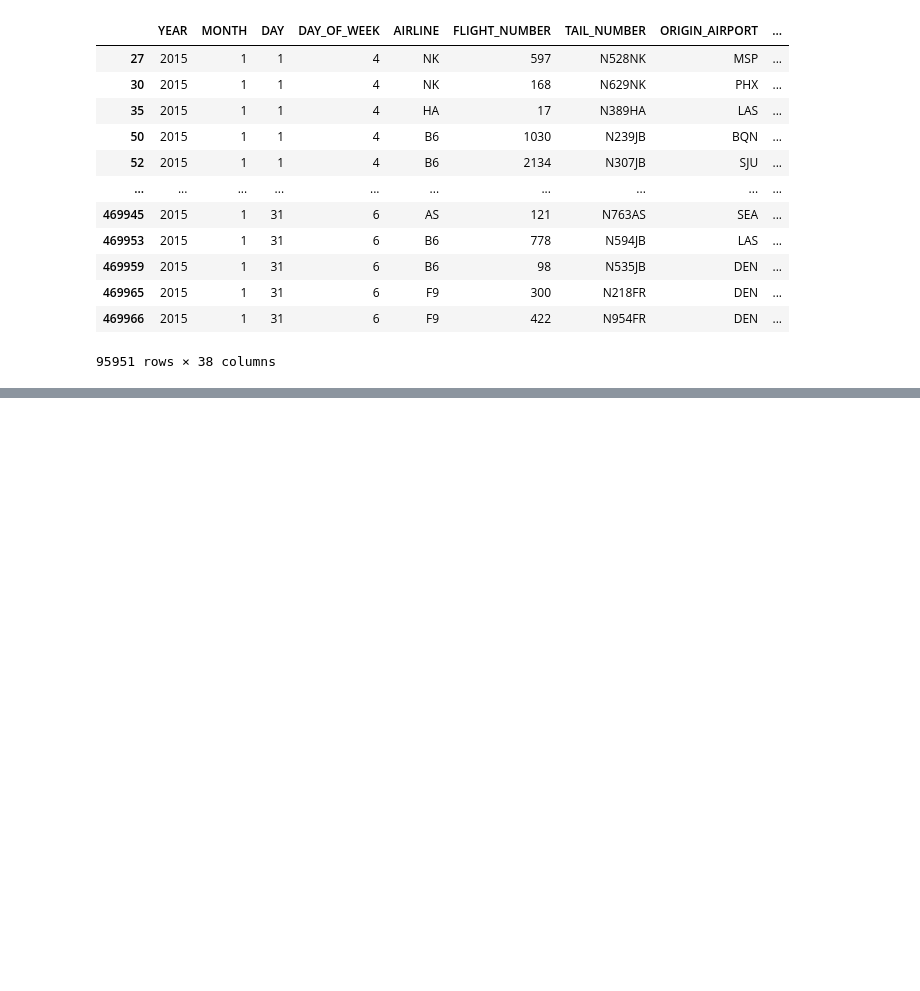
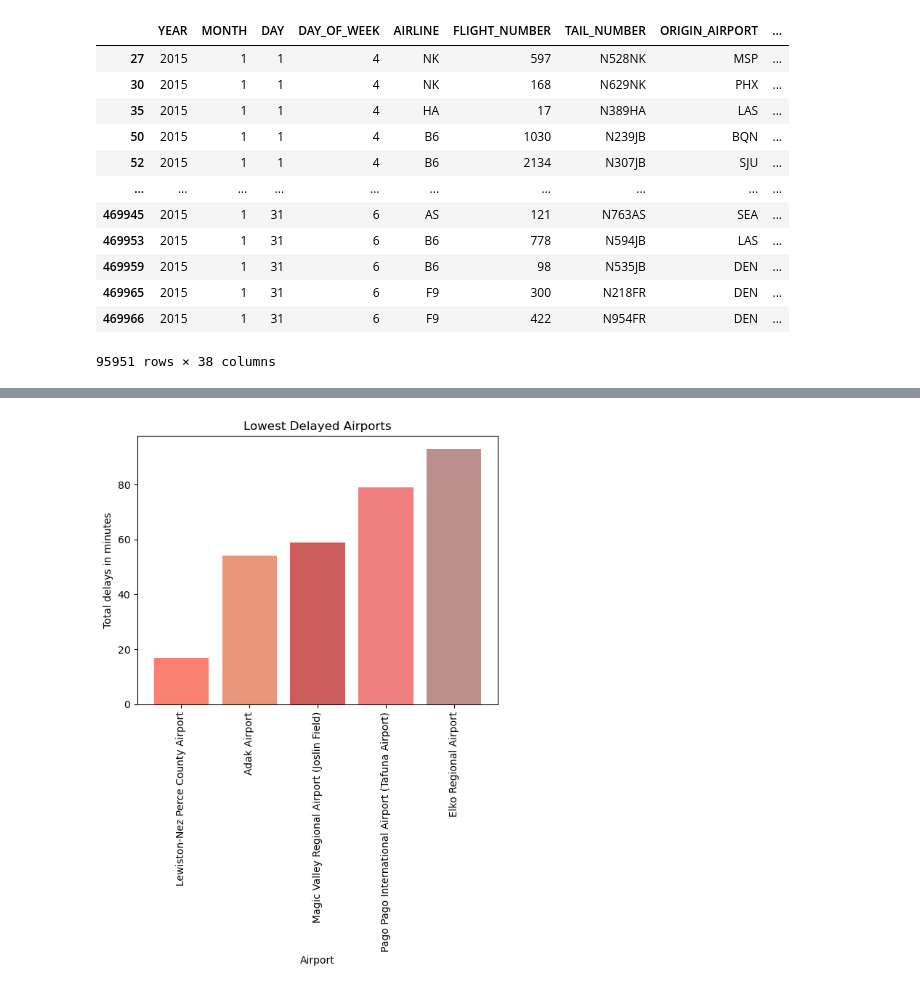
Before and after one commit to mmonary/Git_Er_Done_New, a Jupyter notebook: elm_starter_code copy.ipynb, the cells around one changed output, grey strips where cells are left out. Saved outputs shown, nothing was run; the diff lists cells and outputs as text; code cells hidden in the pictures; blank space fills up the shorter version.

```diff
--- a/elm_starter_code copy.ipynb
+++ b/elm_starter_code copy.ipynb
@@ -360,0 +391,5 @@ delay_sums_df.sort_values(by = "TOTAL DELAYS (minutes)", axis=0,ascending=False)
+# %%
+#Find the top 5 airports with the lowest number of total delays
+low_airport= delay_sums_df.sort_values(by = "TOTAL DELAYS (minutes)", axis=0,ascending=True).head(5)
+low_airport['Airport'] = low_airport.index
+low_airport
@@ -361,3 +404,14 @@ delay_sums_df.sort_values(by = "TOTAL DELAYS (minutes)", axis=0,ascending=False)
+# %%
+#Create a chart for the lowest delayed airports
+colors = ["salmon", "darksalmon", "indianred", "lightcoral","rosybrown"]
+plt.bar(low_airport["Airport"], low_airport["TOTAL DELAYS (minutes)"], color=colors)
+plt.title("Lowest Delayed Airports")
+plt.xlabel("Airport")
+plt.ylabel("Total delays in minutes")
+plt.xticks(rotation=90)
+plt.show()
+# %% [output]
+[figure, added]
 # %%
 #Find the coordinates for the best and worst airports
 
```
Also changed, not shown: parts of 6 cells of this notebook.
